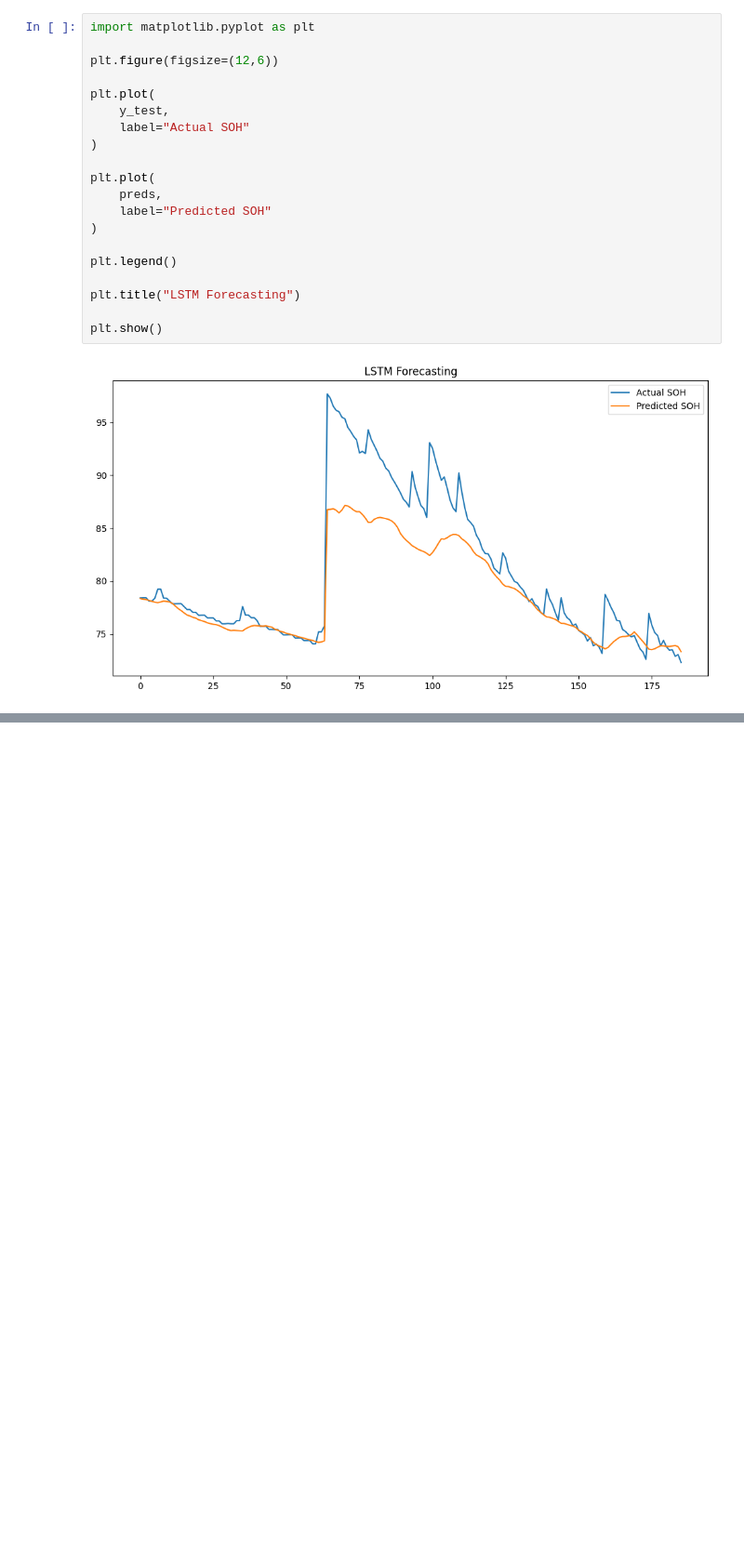
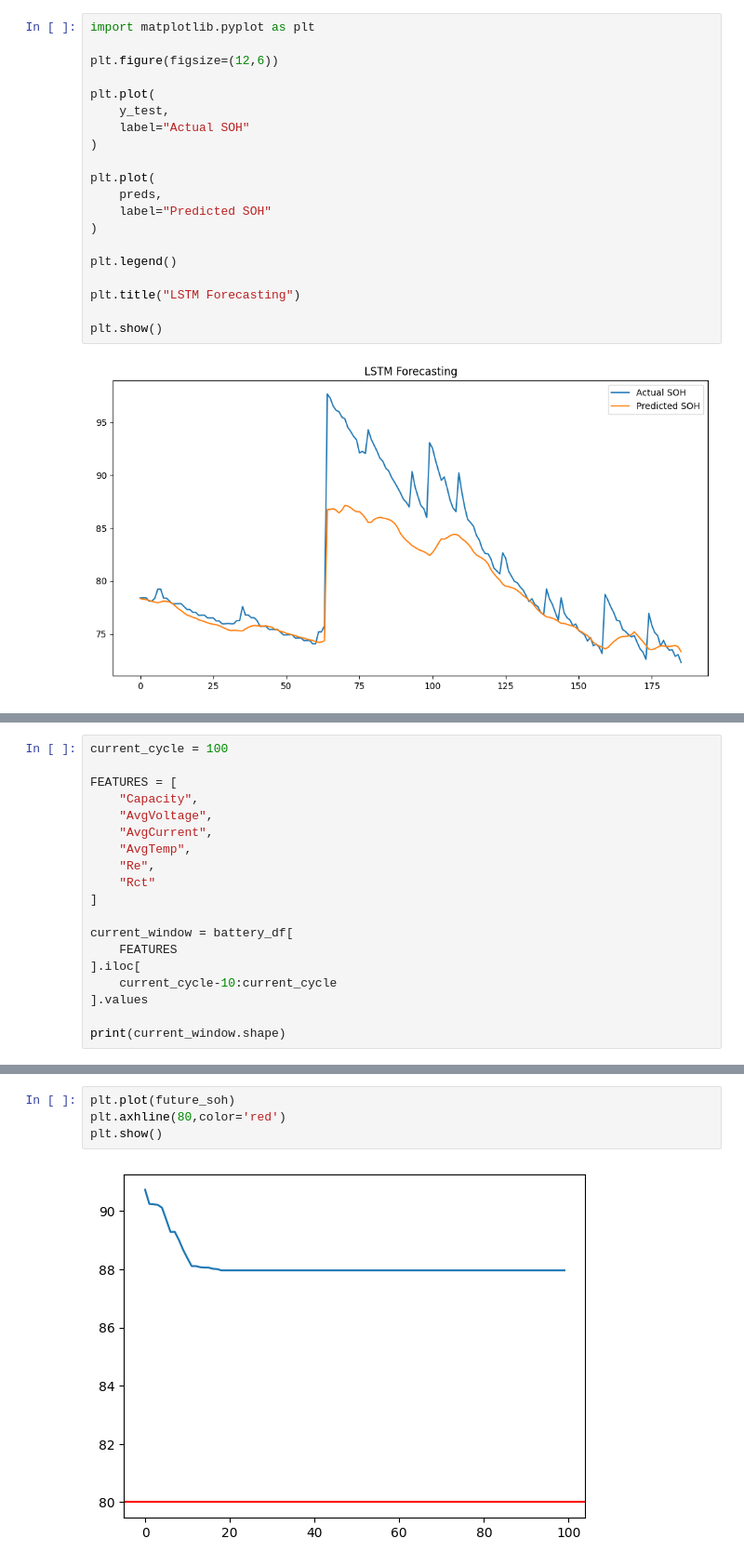
Before and after one commit to PiyushRaj282/EV_Battery, a Jupyter notebook: notebooks/02_Predicting.ipynb, the cells around one changed output, grey strips where cells are left out. Shown at 93% size. Drawn from its saved outputs; the diff is of its cells as text; blank space fills up the shorter version.

```diff
--- a/notebooks/02_Predicting.ipynb
+++ b/notebooks/02_Predicting.ipynb
@@ -921,0 +1084,19 @@ plt.show()
+# %%
+current_cycle = 100
+
+FEATURES = [
+    "Capacity",
+    "AvgVoltage",
+    "AvgCurrent",
+    "AvgTemp",
+    "Re",
+    "Rct"
+]
+
+current_window = battery_df[
+    FEATURES
+].iloc[
+    current_cycle-10:current_cycle
+].values
+
+print(current_window.shape)
@@ -921,0 +1236,6 @@ plt.show()
+# %%
+plt.plot(future_soh)
+plt.axhline(80,color='red')
+plt.show()
+# %% [output]
+[figure, added]
```
Also changed, not shown: parts of 25 cells of this notebook, 6 other files.
